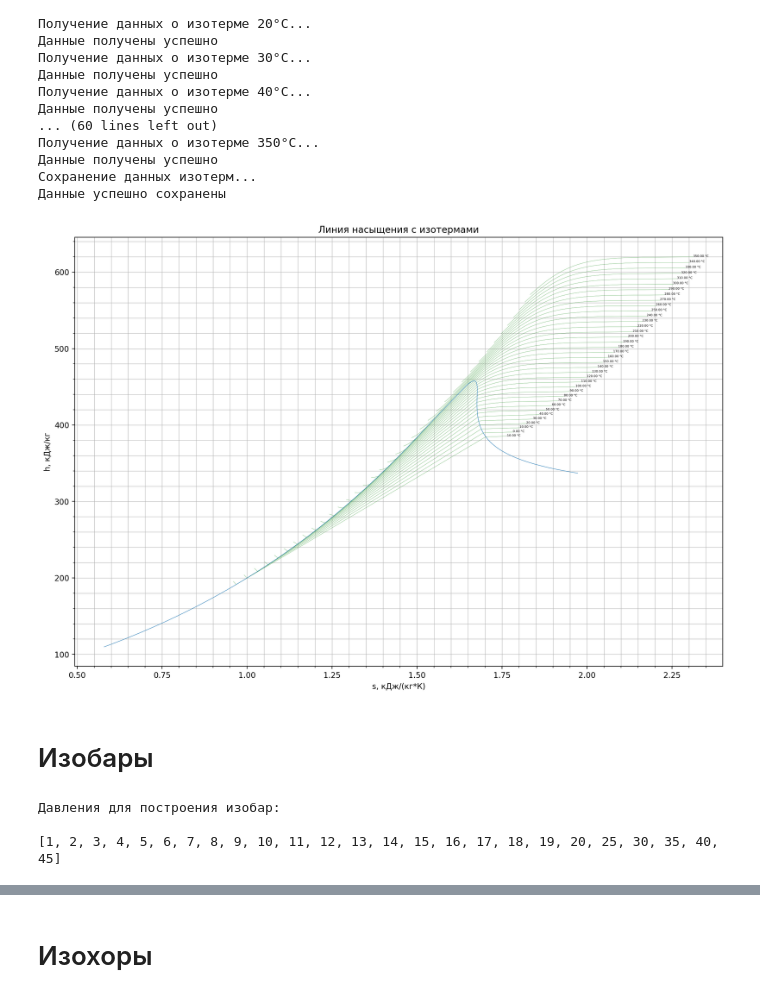
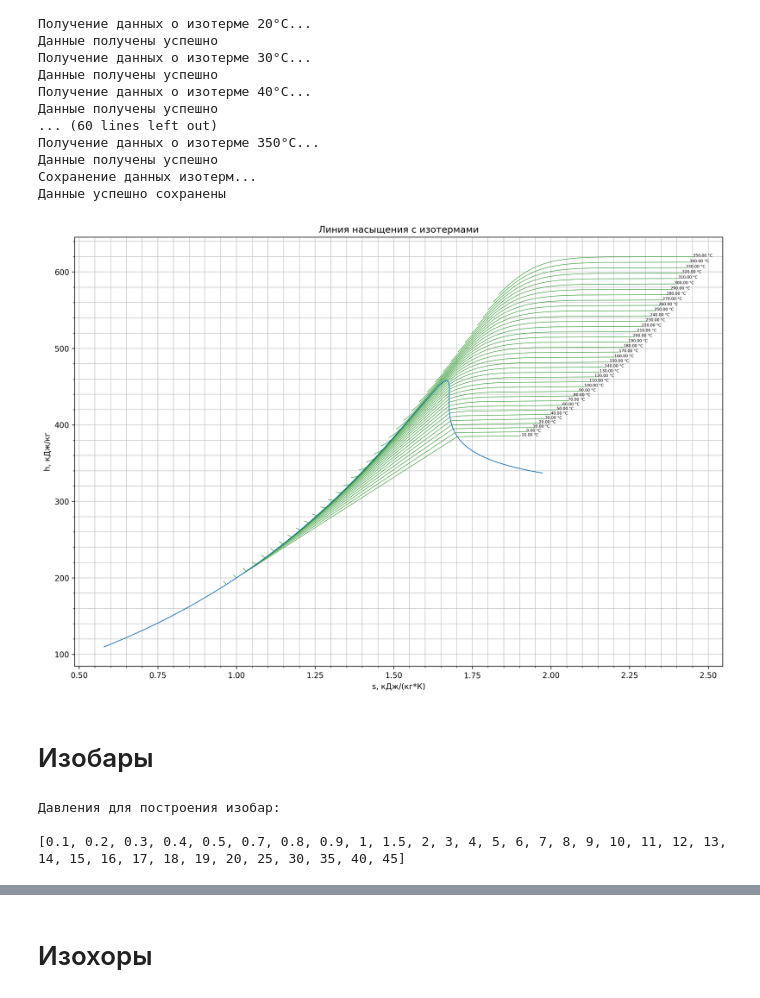
Before and after one commit to BaranovSerV/H-S-Diagram, a Jupyter notebook: main.ipynb, the cells around one changed output, grey strips where cells are left out. Drawn from its saved outputs; the diff is of its cells as text; code cells hidden in the pictures.

```diff
--- a/main.ipynb
+++ b/main.ipynb
@@ -6,5 +7,3 @@ from src.worker import Worker
-# %%
-ID = "C75694" # ID вашего вещества
 # %%
 worker = Worker(ID)
 # %% [markdown]
@@ -40,11 +39,6 @@ plt.show()
 T_isothermal_array = [-10, 0, 10, 20, 30, 40, 50, 60, 70, 80, 90, 100, 110, 120, 130, 140, 150, 160, 170, 180, 190, 200, 210, 220, 230, 240, 250, 260, 270, 280, 290, 300, 310, 320, 330, 340, 350]
 print("Температуры для построения изотерм:\n")
 print(T_isothermal_array)
-
-
-PLow_isothermal = 0.1 # Нижние и верхние границы давлений для изотерм
-PHigh_isothermal = 100
-PInc_isothermal = 1 # Шаг давлений для изотерм
 # %% [output]
 Температуры для построения изотерм:
 
@@ -75,43 +69,39 @@ T_isothermal, H_isothermal, S_isothermal = worker.isothermal(
 Сохранение данных изотерм...
 Данные успешно сохранены
 # %%
-plt.subplots(figsize=(15, 10), dpi=200)
+plt.subplots(figsize=(15, 10), dpi=300)
 for i in range(len(T_isothermal)):
-    plt.plot(S_isothermal[i], H_isothermal[i], color='g', linewidth=0.2)
+    plt.plot(S_isothermal[i], H_isothermal[i], color='g', linewidth=0.5)
     plt.text(
         S_isothermal[i][0],
         H_isothermal[i][0],
         f"{T_isothermal[i][0]:.2f} °C",
-        fontsize=4,
+        fontsize=5,
         color='black',
         bbox=dict(facecolor='none', alpha=0.3, edgecolor='none')
     )
-plt.plot(S_saturation, H_saturation, linewidth=0.5)
+plt.plot(S_saturation, H_saturation, linewidth=1)
 plt.ylabel("h, кДж/кг")
 plt.xlabel("s, кДж/(кг*К)")
 plt.title(f"Линия насыщения с изотермами")
 plt.grid(True, which='both', linewidth=0.5)
 plt.minorticks_on()
 plt.show()
 # %% [output]
-[figure, old version]
+[figure, new version]
 # %% [markdown]
 # Изобары
 # %%
 # Данные указываются в барах
-P_isobaric_array = [1, 2, 3, 4, 5, 6, 7, 8, 9, 10, 11, 12, 13, 14, 15, 16, 17, 18, 19, 20, 25, 30, 35,40, 45]
-P_ON_GRAPH = [1, 2, 3, 4, 5, 6, 7, 8, 9, 10, 15, 20, 25, 30, 35, 40, 45] # Изобары, которые будут подписываться на графике
+P_isobaric_array = [0.1, 0.2, 0.3, 0.4, 0.5, 0.7, 0.8, 0.9, 1, 1.5, 2, 3, 4, 5, 6, 7, 8, 9, 10, 11, 12, 13, 14, 15, 16, 17, 18, 19, 20, 25, 30, 35,40, 45]
+P_ON_GRAPH = [0.1, 0.2, 0.3, 0.4, 0.5, 0.7, 0.8, 0.9, 1, 1.5, 2, 3, 4, 5, 6, 7, 8, 9, 10, 15, 20, 25, 30, 35, 40, 45] # Изобары, которые будут подписываться на графике
 
 print("Давления для построения изобар:\n")
 print(P_isobaric_array)
-
-TLow_isobaric = -100 # Нижние и верхние границы температур для изобар
-THigh_isobaric = 350
-TInc_isobaric = 1 # Шаг температуры для изобра
 # %% [output]
 Давления для построения изобар:
 
-[1, 2, 3, 4, 5, 6, 7, 8, 9, 10, 11, 12, 13, 14, 15, 16, 17, 18, 19, 20, 25, 30, 35, 40, 45]
+[0.1, 0.2, 0.3, 0.4, 0.5, 0.7, 0.8, 0.9, 1, 1.5, 2, 3, 4, 5, 6, 7, 8, 9, 10, 11, 12, 13, 14, 15, 16, 17, 18, 19, 20, 25, 30, 35, 40, 45]
 # %%
 P_isobaric, H_isobaric, S_isobaric = worker.isobaric(P_isobaric_array, TLow_isobaric, THigh_isobaric, TInc_isobaric)
 # %% [output]
```
Also changed, not shown: parts of 5 cells of this notebook, 19 other files.
